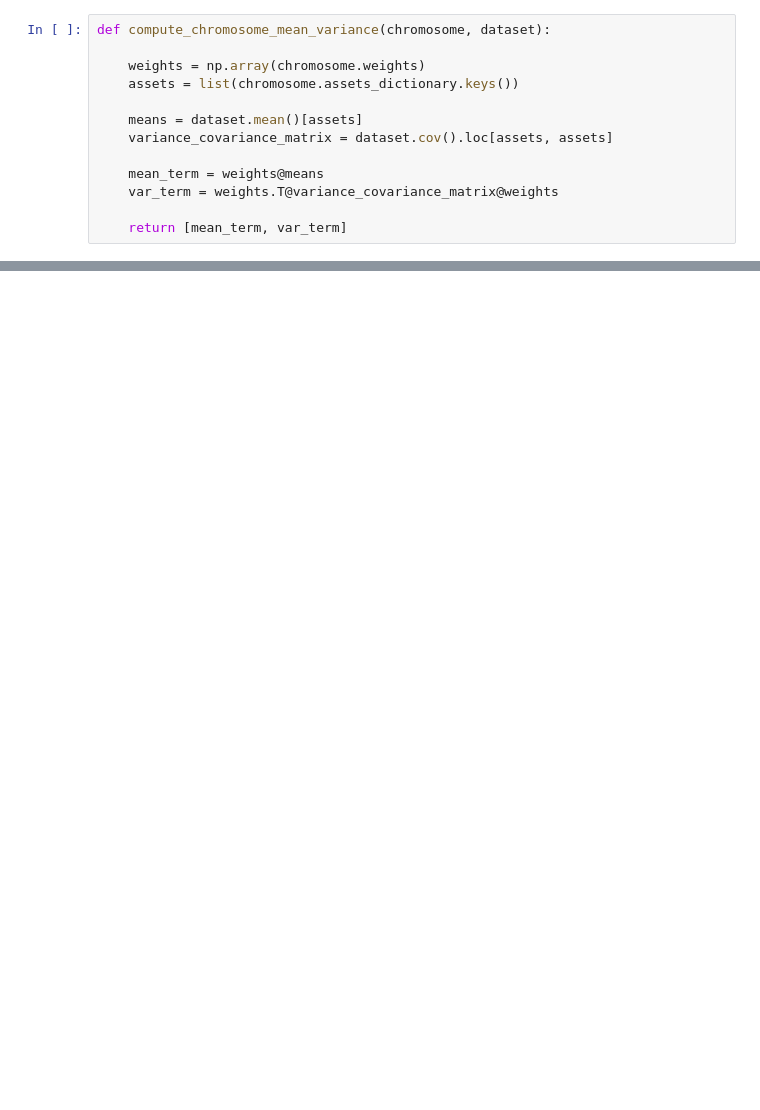
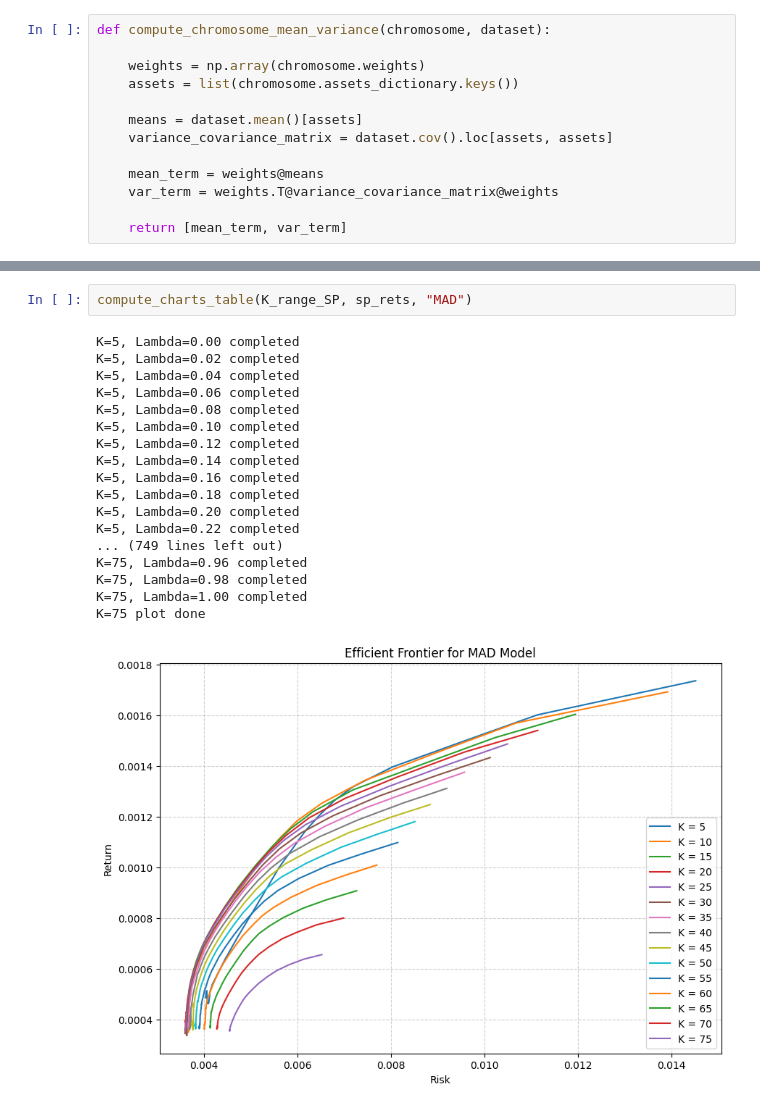
Before and after one commit to SaverioPCapra/python_defi_project, a Jupyter notebook: GA_implementation/algorithm_implementation.ipynb, the cells around one changed output, grey strips where cells are left out. Drawn from its saved outputs; the diff is of its cells as text; blank space fills up the shorter version.

```diff
--- a/GA_implementation/algorithm_implementation.ipynb
+++ b/GA_implementation/algorithm_implementation.ipynb
@@ -424,0 +492,21 @@ NameError: name 'compute_charts_table' is not defined
+# %%
+compute_charts_table(K_range_SP, sp_rets, "MAD")
+# %% [output]
+K=5, Lambda=0.00 completed
+K=5, Lambda=0.02 completed
+K=5, Lambda=0.04 completed
+K=5, Lambda=0.06 completed
+K=5, Lambda=0.08 completed
+K=5, Lambda=0.10 completed
+K=5, Lambda=0.12 completed
+K=5, Lambda=0.14 completed
+K=5, Lambda=0.16 completed
+K=5, Lambda=0.18 completed
+K=5, Lambda=0.20 completed
+K=5, Lambda=0.22 completed
+... (749 lines left out)
+K=75, Lambda=0.96 completed
+K=75, Lambda=0.98 completed
+K=75, Lambda=1.00 completed
+K=75 plot done
+[figure, added]
```
Also changed, not shown: parts of 15 cells of this notebook.
